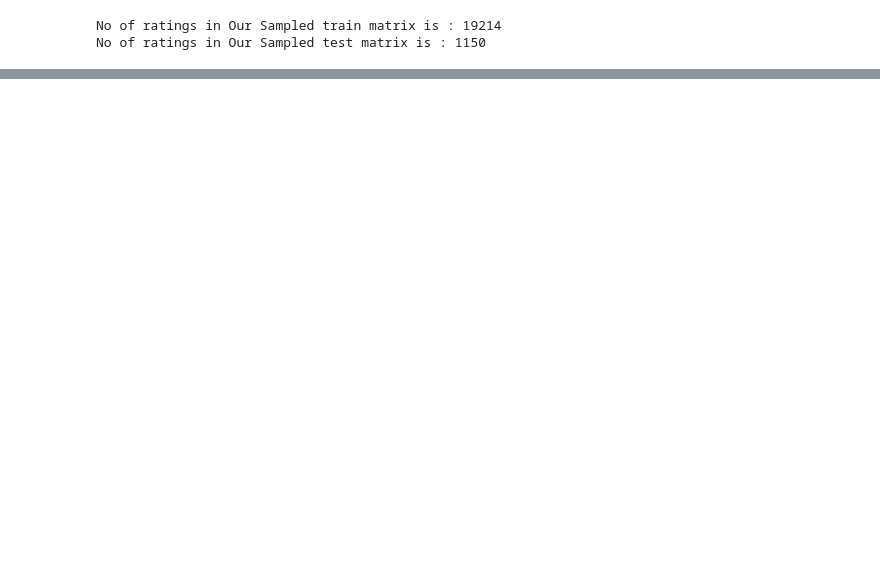
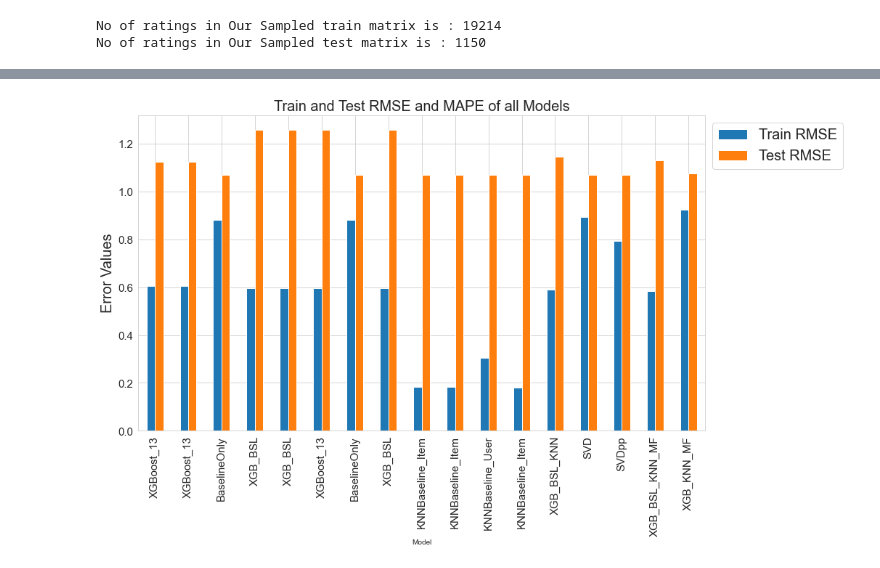
Before and after one commit to dikshantsharma12/Netflix-Movie-Recommendation, a Jupyter notebook: Netflix Movie Recommendation.ipynb, the cells around one changed output, grey strips where cells are left out. Cells and saved outputs as stored; diff of their text form; code cells hidden in the pictures; blank space fills up the shorter version.

```diff
--- a/Netflix Movie Recommendation.ipynb
+++ b/Netflix Movie Recommendation.ipynb
@@ -711,0 +912,4 @@ No of ratings in Our Sampled test matrix is : 1150
+# %%
+error_table = pd.DataFrame(columns = ["Model", "Train RMSE", "Train MAPE", "Test RMSE", "Test MAPE"])
+model_train_evaluation = dict()
+model_test_evaluation = dict()
@@ -711,0 +1531,10 @@ No of ratings in Our Sampled test matrix is : 1150
+# %%
+error_table2 = error_table.drop(["Train MAPE", "Test MAPE"], axis = 1)
+# %%
+error_table2.plot(x = "Model", kind = "bar", figsize = (14, 8), grid = True, fontsize = 15)
+plt.title("Train and Test RMSE and MAPE of all Models", fontsize = 20)
+plt.ylabel("Error Values", fontsize = 20)
+plt.legend(bbox_to_anchor=(1, 1), fontsize = 20)
+plt.show()
+# %% [output]
+[figure, added]
```
Also changed, not shown: parts of 82 cells of this notebook, 1 other file.
